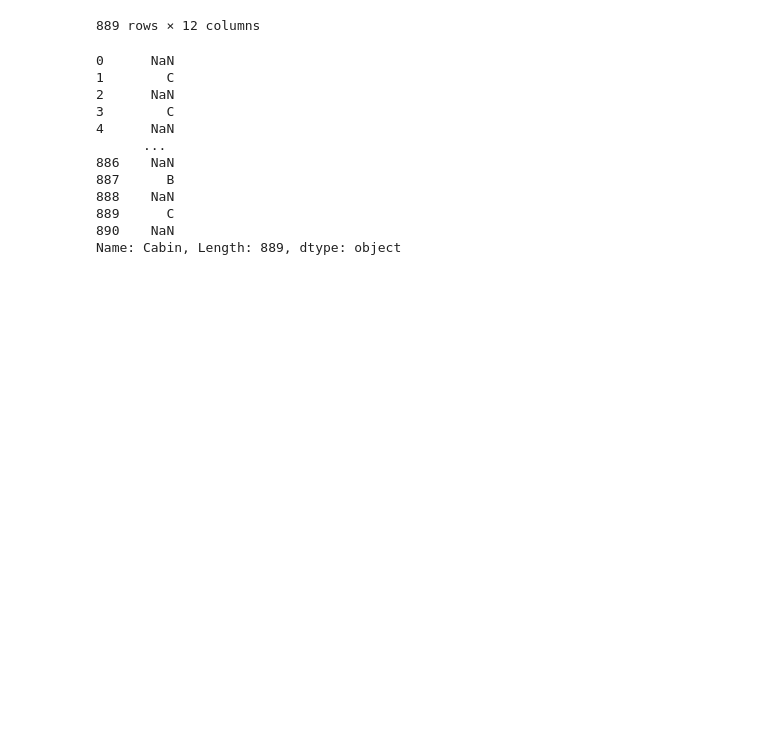
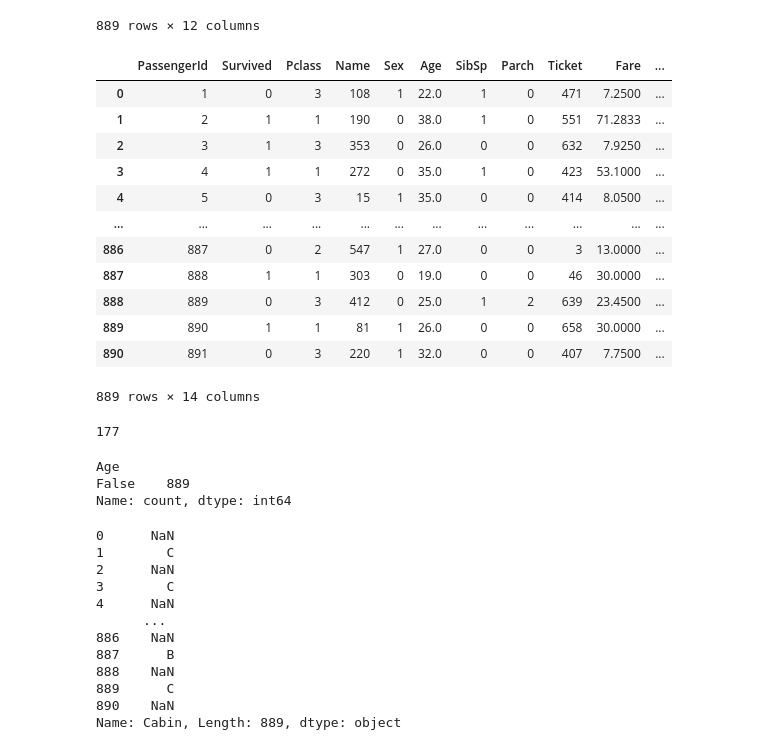
Before and after one commit to Hichamjb/Titanic-ML-Pipeline-Cleaning-Features-Prediction, a Jupyter notebook: cleaning.ipynb, the cells around one changed output. Cells and saved outputs as stored; diff of their text form; code cells hidden in the pictures; blank space fills up the shorter version.

Commit message:
predicted_Cabin

```diff
--- a/cleaning.ipynb
+++ b/cleaning.ipynb
@@ -458,5 +460,31 @@ df
 # %%
 new_datset = df
+# %%
+new_datset
+# %% [output]
+|  | PassengerId | Survived | Pclass | Name | Sex | Age | SibSp | Parch | Ticket | Fare | ... |
+| 0 | 1 | 0 | 3 | 108 | 1 | 22.0 | 1 | 0 | 471 | 7.2500 | ... |
+| 1 | 2 | 1 | 1 | 190 | 0 | 38.0 | 1 | 0 | 551 | 71.2833 | ... |
+| 2 | 3 | 1 | 3 | 353 | 0 | 26.0 | 0 | 0 | 632 | 7.9250 | ... |
+| 3 | 4 | 1 | 1 | 272 | 0 | 35.0 | 1 | 0 | 423 | 53.1000 | ... |
+| 4 | 5 | 0 | 3 | 15 | 1 | 35.0 | 0 | 0 | 414 | 8.0500 | ... |
+| ... | ... | ... | ... | ... | ... | ... | ... | ... | ... | ... | ... |
+| 886 | 887 | 0 | 2 | 547 | 1 | 27.0 | 0 | 0 | 3 | 13.0000 | ... |
+| 887 | 888 | 1 | 1 | 303 | 0 | 19.0 | 0 | 0 | 46 | 30.0000 | ... |
+| 888 | 889 | 0 | 3 | 412 | 0 | 25.0 | 1 | 2 | 639 | 23.4500 | ... |
+| 889 | 890 | 1 | 1 | 81 | 1 | 26.0 | 0 | 0 | 658 | 30.0000 | ... |
+| 890 | 891 | 0 | 3 | 220 | 1 | 32.0 | 0 | 0 | 407 | 7.7500 | ... |
+889 rows × 14 columns
+# %%
+len(predicted_ages_xgb)
+# %% [output]
+177
+# %%
+new_datset['Age'].isnull().value_counts()
+# %% [output]
+Age
+False    889
+Name: count, dtype: int64
 # %%
 predicted_ages_xgb = predicted_ages_xgb.astype(int)
 
```
Also changed, not shown: parts of 16 cells of this notebook.
